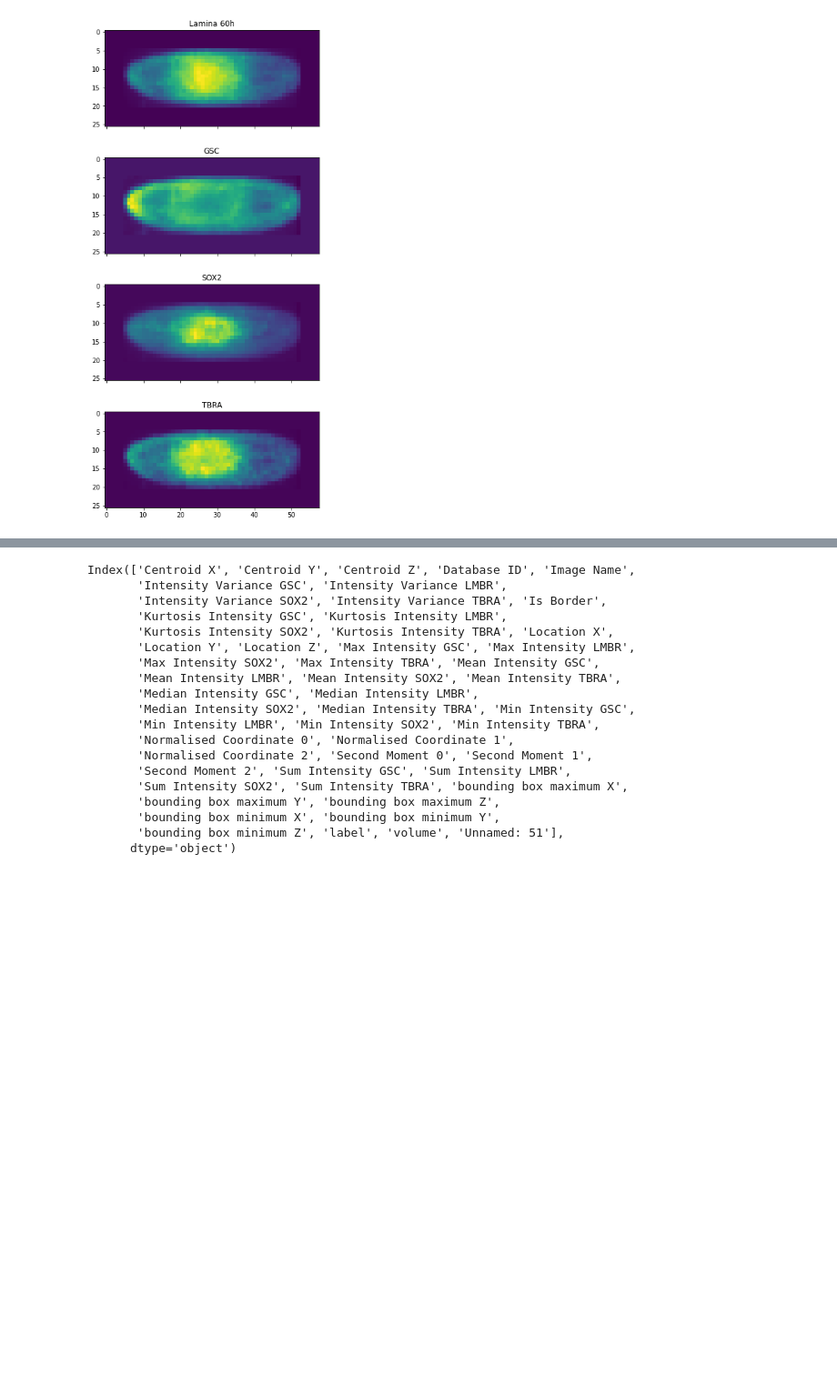
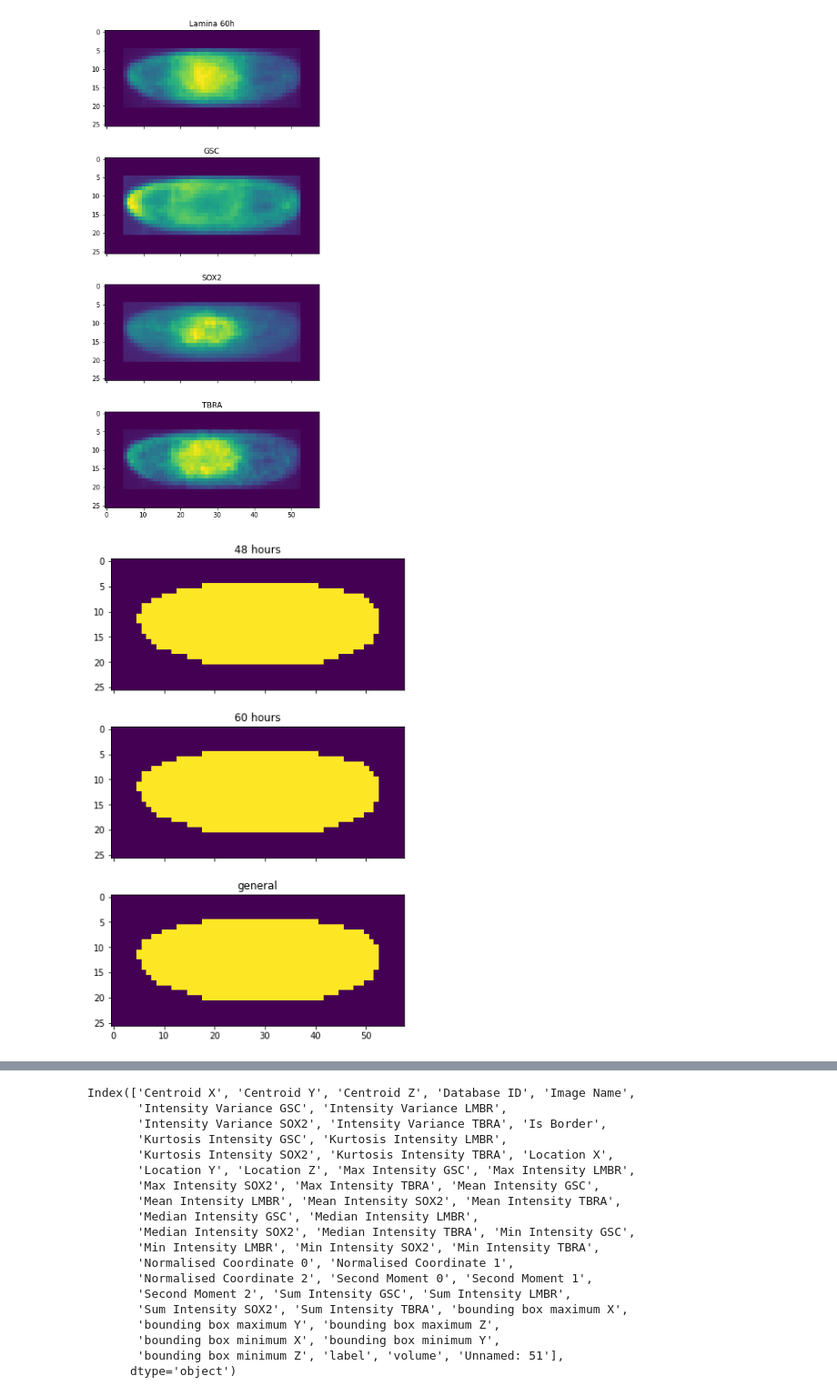
Before and after one commit to Schumacher-group/post--growing-ca, a Jupyter notebook: Growing_Neural_Cellular_Automata_2_0.ipynb, the cells around one changed output, grey strips where cells are left out. Shown: that part at 91% size. Saved outputs shown, nothing was run; the diff lists cells and outputs as text; code cells hidden in the pictures; blank space fills up the shorter version.

Commit message:
with microenvironment

```diff
--- a/Growing_Neural_Cellular_Automata_2_0.ipynb
+++ b/Growing_Neural_Cellular_Automata_2_0.ipynb
@@ -175,6 +158,9 @@ CELL_FIRE_RATE = 0.5
 
 ADD_FRAME = 5
 
+BITS_12 = 4096
+BITS_16 = 65536
+
 TARGET_EMOJI = "🦎" #@param {type:"string"}
 # 🐽
 
@@ -482,8 +486,21 @@ url_intermediate = 'https://github.com/Schumacher-group/post--growing-ca/blob/ma
 url_final = 'https://github.com/Schumacher-group/post--growing-ca/blob/master/data/60_h_downsized.tif?raw=true'
 # 'https://raw.githubusercontent.com/Schumacher-group/post--growing-ca/master/data/S2_60h_Col_1_scaled.tif?raw=true'
 
-img_intermediate_prelim, image_intermediate_GSC, image_intermediate_lamina, image_intermediate_SOX2, image_intermediate_TBRA = load_image_tiff(url_intermediate, ADD_FRAME)
-img_final_prelim, image_final_GSC, image_final_lamina, image_final_SOX2, image_final_TBRA = load_image_tiff(url_final, ADD_FRAME)
+img_intermediate_prelim, image_intermediate_GSC, image_intermediate_lamina, image_intermediate_SOX2, image_intermediate_TBRA = load_image_tiff(url_intermediate, ADD_FRAME, BITS_12)
+img_final_prelim, image_final_GSC, image_final_lamina, image_final_SOX2, image_final_TBRA = load_image_tiff(url_final, ADD_FRAME, BITS_16)
+
+microenvironment_intermediate = define_microenvironment(image_intermediate_lamina, 400)
+microenvironment_final = define_microenvironment(image_final_lamina, 5000)
+
+# set to biggest microenvironment
+microenvironment = microenvironment_final + microenvironment_intermediate
+microenvironment[np.where(microenvironment > 0)] = 1
+
+img_intermediate_prelim = add_microenvironment(img_intermediate_prelim, microenvironment)
+img_final_prelim = add_microenvironment(img_final_prelim, microenvironment)
+
+# check if microenvironment for both images is identical
+print(np.where(img_final_prelim[4, ...] != img_intermediate_prelim[4, ...]))
 
 # transpose necessary to bring into wanted formate
 intermediate_img = img_intermediate_prelim.T
@@ -558,6 +576,23 @@ fig3.savefig('60_h_compare_channels.eps', format='eps')
 plt.close(fig3)
 # %% [output]
 [figure]
+# %%
+#@title Plot microenvironment
+fig_micro, (ax1, ax2, ax3) = pl.subplots(ncols=1, nrows=3, figsize=(6, 10),
+                                sharex=True, sharey=True)
+
+ax1.set_title('48 hours')
+ax1.imshow(img_intermediate_prelim[4, ...])
+
+ax2.set_title('60 hours')
+ax2.imshow(img_final_prelim[4,  ...])
+
+ax3.set_title('general')
+ax3.imshow(microenvironment[0])
+
+fig_micro.savefig('microenvironment.eps', formate='eps')
+# %% [output]
+[figure, added]
 # %%
 #@title Calculate size and range of arrays { vertical-output: true}
 
```
Also changed, not shown: parts of 23 cells of this notebook.
